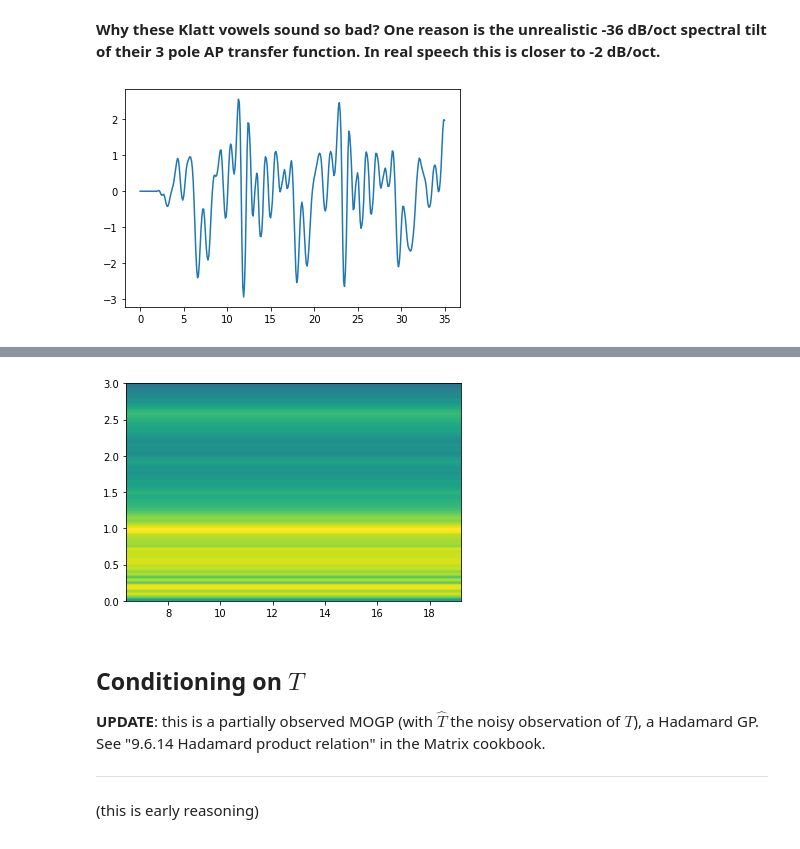
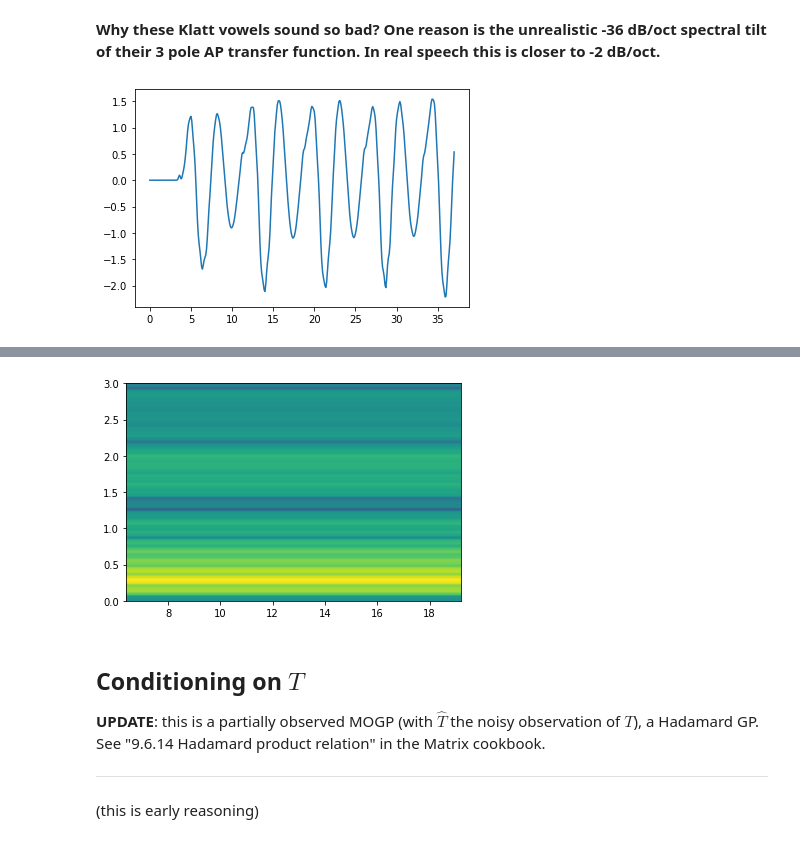
Before and after one commit to mvsoom/thesis-py, a Jupyter notebook: dgf/prior/source.ipynb, the cells around one changed output, grey strips where cells are left out. Saved outputs shown, nothing was run; the diff lists cells and outputs as text; code cells hidden in the pictures.

```diff
--- a/dgf/prior/source.ipynb
+++ b/dgf/prior/source.ipynb
@@ -584,7 +598,7 @@ def scope(
 # This is because we are lazy and just sum over the different
 # pitch periods (we use offsetting)
 # This can be rewritten to work for any amount of pitch peridos
-t, wave = scope(3, **best_config) # will be nan if Oq > 1
+t, wave = scope(5, **best_config) # will be nan if Oq > 1
 
 klatt.play(t, wave)
 # %% [output]
@@ -593,16 +607,16 @@ klatt.play(t, wave)
 # %% [markdown]
 **Why these Klatt vowels sound so bad? One reason is the unrealistic -36 dB/oct spectral tilt of their 3 pole AP transfer function. In real speech this is closer to -2 dB/oct.**
 # %%
-t, vowel = klatt.gen_vowel(11, wave, t)
+t, vowel = klatt.gen_vowel(1, wave, t)
 plot(t, vowel)
 show()
 specgram(vowel, Fs=constants.FS_KHZ, scale='dB');
 ylim(None, 3)
 klatt.play(t, vowel)
 # %% [output]
-[figure, old version]
+[figure, new version]
 [interactive output not drawn]
-[figure, old version]
+[figure, new version]
 # %% [markdown]
 ## Conditioning on $T$
 
```
Also changed, not shown: parts of 16 cells of this notebook, 7 other files.
